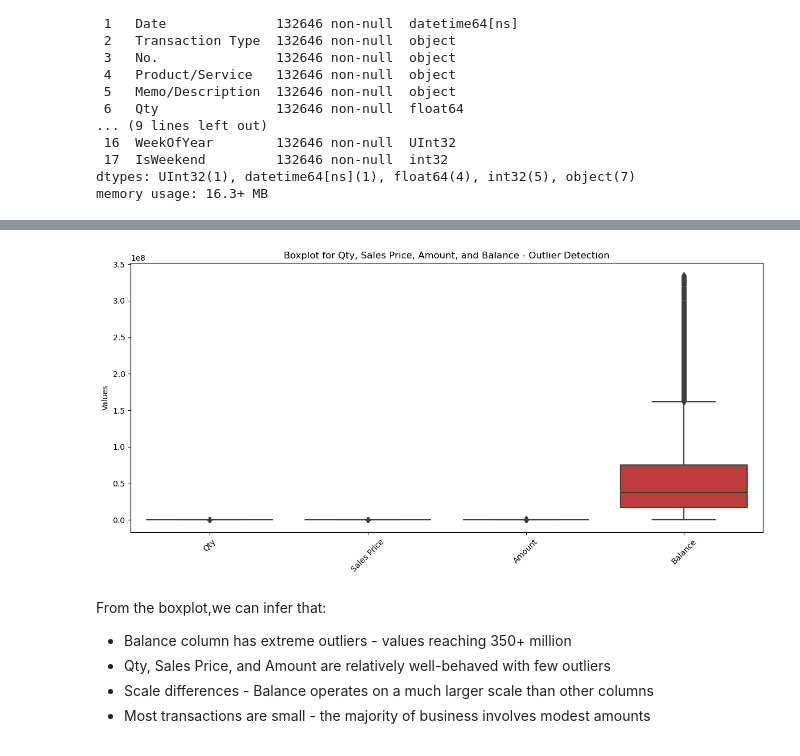
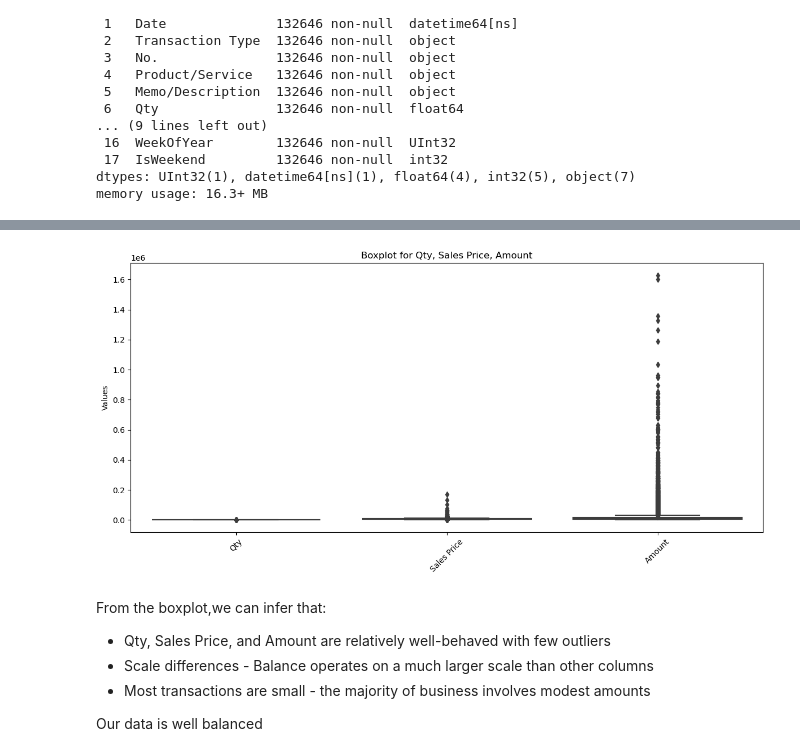
Before and after one commit to Kate-Maina/Group-2-Capstone-Project, a Jupyter notebook: index.ipynb, the cells around one changed output, grey strips where cells are left out. Cells and saved outputs as stored; diff of their text form; code cells hidden in the pictures.

```diff
--- a/index.ipynb
+++ b/index.ipynb
@@ -298,7 +298,7 @@ df.tail(10)
 ##### We have successfully dealt with the issues in our data. We will continue to do further cleaning to our data in preparation to modeling in the following code cells.
 # %%
 #Date formatting
-df['Date'] = pd.to_datetime(df['Date'], dayfirst=True, errors='coerce')
+df['Date'] = pd.to_datetime(df['Date'], errors='coerce',dayfirst = True)
 df['Year'] = df['Date'].dt.year
 df['Month'] = df['Date'].dt.month
 df['Day'] = df['Date'].dt.day
@@ -306,6 +306,6 @@ df['DayOfWeek'] = df['Date'].dt.day_name()
 df['Quarter'] = df['Date'].dt.quarter
 df['WeekOfYear'] = df['Date'].dt.isocalendar().week.values
 df['IsWeekend'] = df['DayOfWeek'].isin(['Saturday', 'Sunday']).astype(int)
-df.head(10)
+df.tail(10)
 # %% [output]
 |  | customer_segment | Date | Transaction Type | No. | Product/Service | Memo/Description | Qty | ... |
@@ -447,19 +447,23 @@ Day of week converted to numeric successfully!
 | 10 | 901 - Gikomba | 2024-04-01 | Sales Receipt | KEBTTVM84153 | SHOES, GUM BOOTS | SHOES, GUM BOOTS | 1.0 | ... |
 | 11 | 901 - Gikomba | 2024-04-01 | Sales Receipt | KEBTTVM84153 | S/N3, FITTED BED SHEETS, FLANNEL | S/N3, FITTED BED SHEETS, FLANNEL | 2.0 | ... |
 # %%
+#Remove the columns the balance column
+df = df.drop(columns=['Balance'])
+
 #Checking for outliers in the dataset
 plt.figure(figsize=(12, 6))
-sns.boxplot(data=df[['Qty', 'Sales Price', 'Amount', 'Balance']])
-plt.title('Boxplot for Qty, Sales Price, Amount, and Balance - Outlier Detection')
+sns.boxplot(data=df[['Qty', 'Sales Price', 'Amount' ]])
+plt.title('Boxplot for Qty, Sales Price, Amount')
 plt.xticks(rotation=45)
 plt.ylabel('Values')
 plt.tight_layout()
 plt.show()
 # %% [output]
-[figure, old version]
+[figure, new version]
 # %% [markdown]
 From the boxplot,we can infer that:
-- Balance column has extreme outliers - values reaching 350+ million
 - Qty, Sales Price, and Amount are relatively well-behaved with few outliers
 - Scale differences - Balance operates on a much larger scale than other columns
 - Most transactions are small - the majority of business involves modest amounts
+
+Our data is well balanced
```
Also changed, not shown: parts of 5 cells of this notebook.
